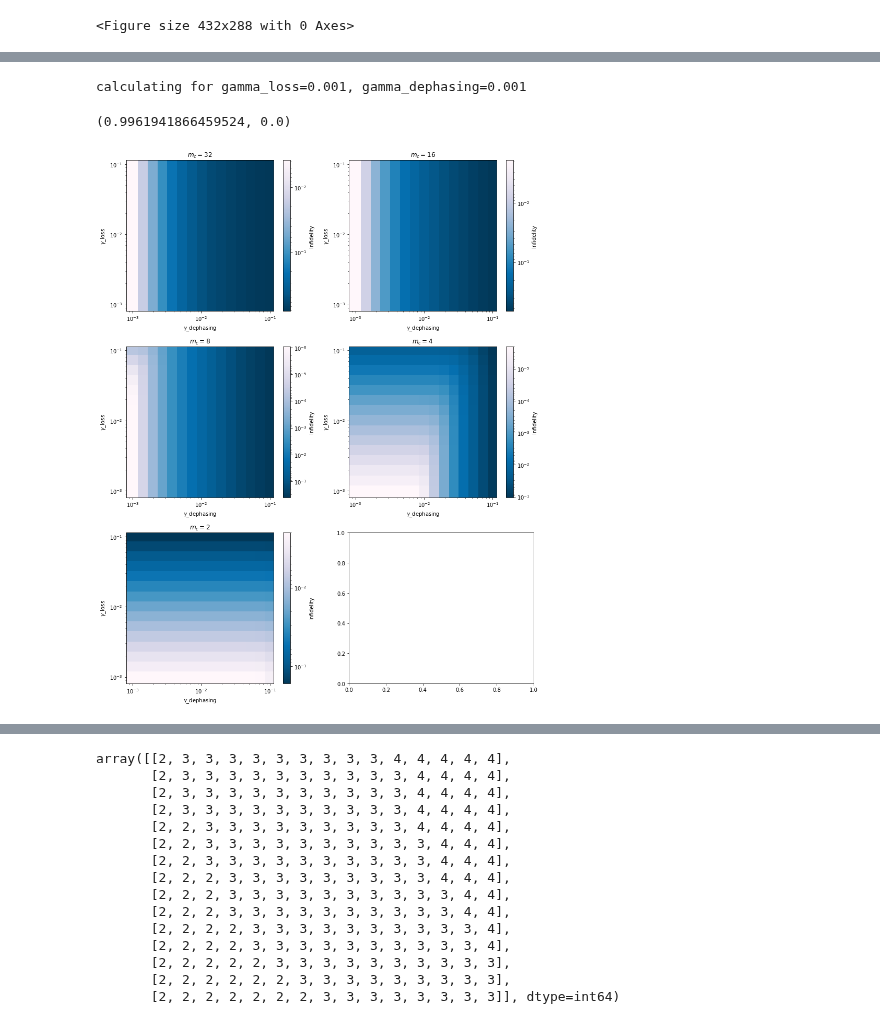
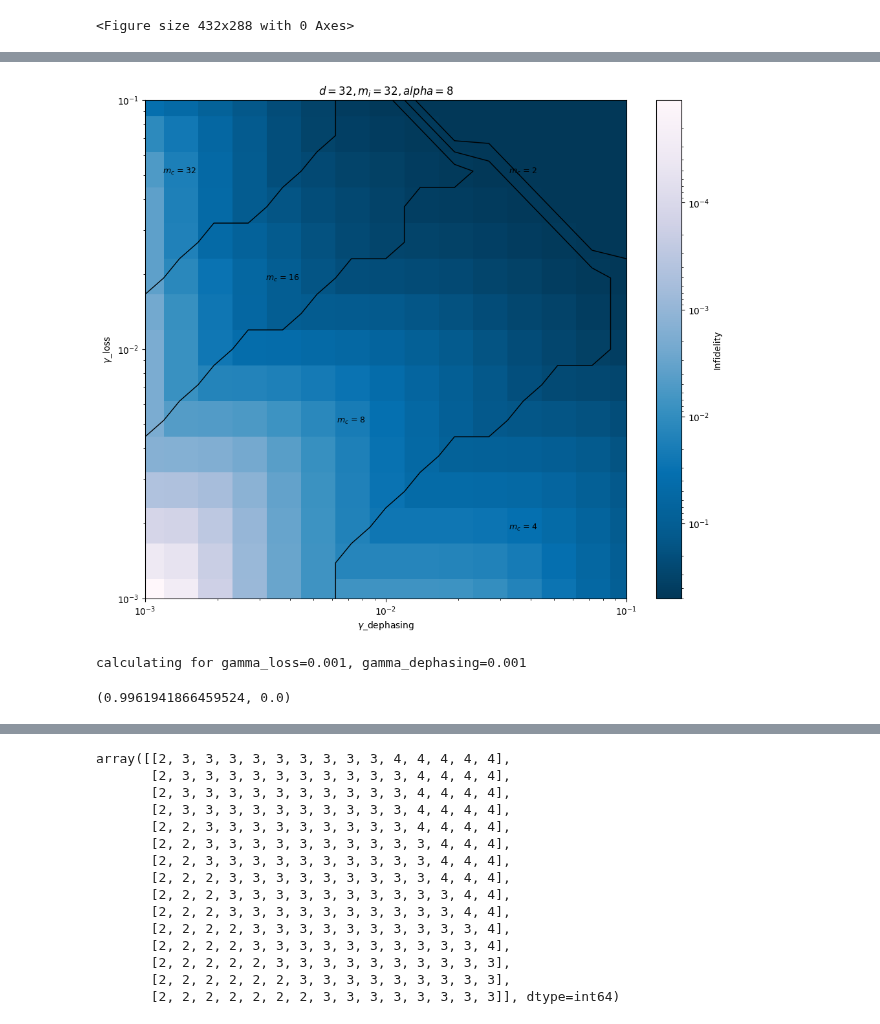
Before and after one commit to RosenblumLab/BosonicEntanglementDistillation, a Jupyter notebook: playground2.ipynb, the cells around one changed output, grey strips where cells are left out. Saved outputs shown, nothing was run; the diff lists cells and outputs as text; code cells hidden in the pictures.

```diff
--- a/playground2.ipynb
+++ b/playground2.ipynb
@@ -846,3 +825,44 @@ with open('res_list.pkl', 'rb') as file:
+# %%
+from scipy.ndimage.measurements import center_of_mass
+
+array_list = [np.array(sim_res.get_fid_array()).reshape(len(gamma_list), len(gamma_list)) for sim_res in res_list]
+arrays = np.stack(array_list)
+
+max_values = np.maximum.reduce(array_list)
+
+# Determine the index of the maximum value along the third dimension
+max_indices = np.argmax(arrays, axis=0)
+
+gamma1, gamma2 = np.meshgrid(gamma_list, gamma_ratio * gamma_list)
+
+fig, ax = plt.subplots(figsize=(12, 10))
+
+# Using the original gamma values and max_values for pcolormesh
+pcm = ax.pcolormesh(gamma1, gamma2, 1-max_values, cmap='PuBu', norm=colors.LogNorm(vmin=vmin, vmax=vmax), shading='auto')
+fig.colorbar(pcm, ax=ax, label='Infidelity').ax.invert_yaxis()
+
+# Using the extended values for contour plot
+contour = ax.contour(gamma1, gamma2, max_indices, colors='k', levels=np.arange(-0.5, 4.5, 1), linewidths=1)
+
+unique_values = np.unique(max_indices.round(decimals=2))
+for value in unique_values:
+    mask = np.isclose(max_indices, value, atol=1e-2)
+    y_center, x_center = center_of_mass(mask)
+    m_c_string = f"$m_c$ = {res_list[int(value)].m_c}"
+    plt.text(gamma_list[int(x_center)], gamma_list[int(y_center)], m_c_string, fontsize=9, ha='center', va='center')
+
+
+ax.set_xlim([gamma1.min(), gamma1.max()])
+ax.set_ylim([gamma2.min(), gamma2.max()])
+ax.set_xscale('log')
+ax.set_yscale('log')
+ax.set_ylabel('$\gamma$_loss')
+ax.set_xlabel('$\gamma$_dephasing')
+ax.set_title(f"$d={sim_res.simulationObject.d}, m_i={sim_res.m_i}, alpha={sim_res.simulationObject.alpha}$")
+
+plt.show()
+# %% [output]
+[figure, added]
 # %%
 @dataclass
 class SimResults2D:
@@ -878,31 +895,0 @@ simulation.clear_cache()
-# %%
-# Assuming fid_array_168 and prob_array_168 are already reshaped into 2D
-# fid_array_1616_2d = np.array(fid_array_1616).reshape(len(gamma_list), len(gamma_list))
-# fid_array_168_2d = np.array(fid_array_168).reshape(len(gamma_list), len(gamma_list))
-# fid_array_164_2d = np.array(fid_array_164).reshape(len(gamma_list), len(gamma_list))
-# fid_array_1684_2d = np.array(fid_array_1684).reshape(len(gamma_list), len(gamma_list))
-
-# Create a grid of gamma values
-gamma1, gamma2 = np.meshgrid(gamma_list, gamma_ratio * gamma_list)
-
-vmin, vmax = None, None
-
-# Create a new figure
-fig, axs = plt.subplots(int(len(res_list)/2+0.5), 2, figsize=(12, 5 * int(len(res_list)/2+0.5)))
-
-# Display fidelity data
-for ax,sim_res in zip(axs.flatten(),res_list):
-    fid_array_2d = np.array(sim_res.get_fid_array()).reshape(len(gamma_list), len(gamma_list))
-    pcm = ax.pcolormesh(gamma1, gamma2, 1-fid_array_2d, cmap='PuBu', norm=colors.LogNorm(vmin=vmin, vmax=vmax), shading='auto')
-    fig.colorbar(pcm, ax=ax, label='Infidelity').ax.invert_yaxis()
-    ax.set_xscale('log')
-    ax.set_yscale('log')
-    ax.set_ylabel('$\gamma$_loss')
-    ax.set_xlabel('$\gamma$_dephasing')
-    ax.set_title(f'$m_c={sim_res.m_c}$')
-
-
-plt.tight_layout()
-plt.show()
-# %% [output]
-[figure, removed]
```
Also changed, not shown: parts of 12 cells of this notebook, 5 other files.
